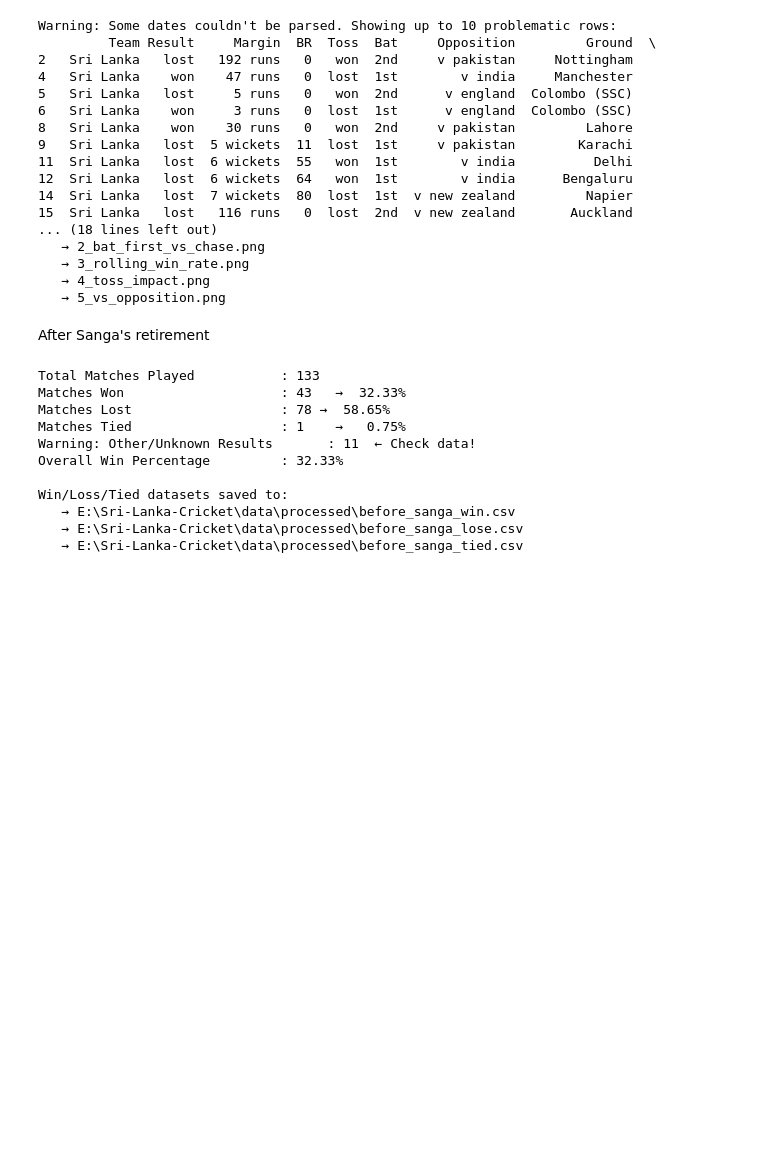
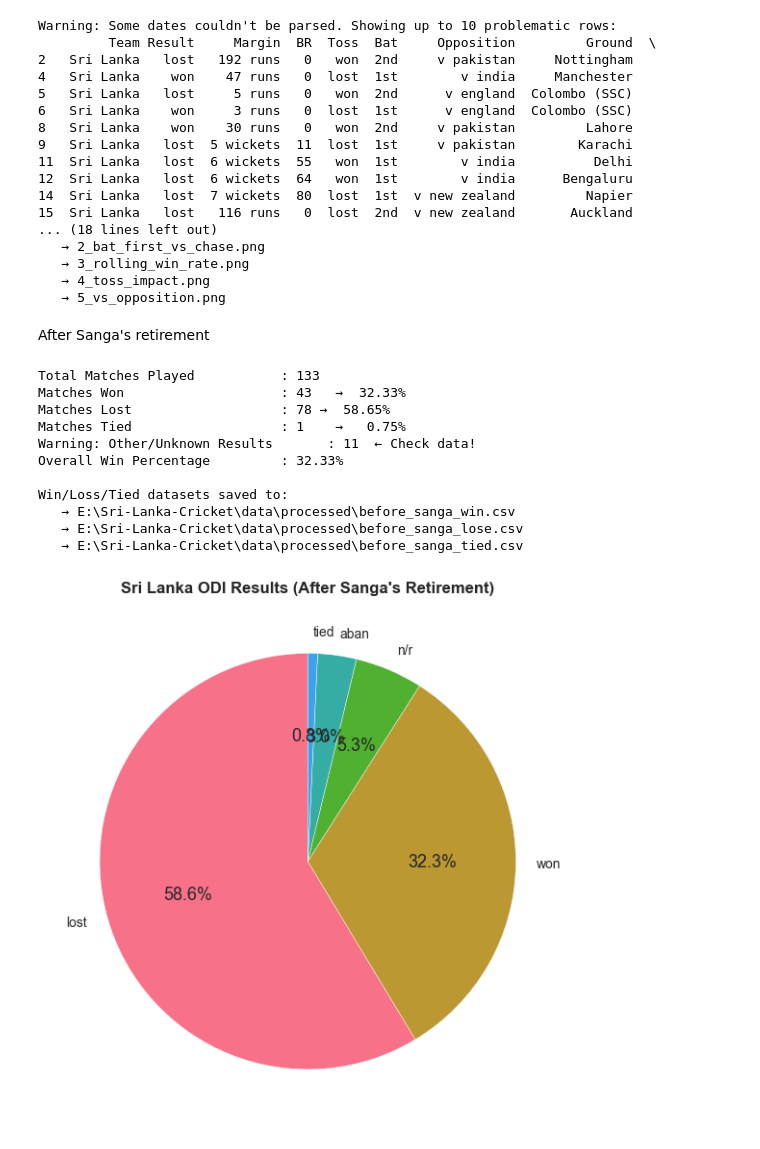
Before and after one commit to NandunSamarasekara/Sri-Lanka-Cricket, a Jupyter notebook: Basic_pipeline.ipynb, the cells around one changed output. Drawn from its saved outputs; the diff is of its cells as text; code cells hidden in the pictures; blank space fills up the shorter version.

Commit message:
After Sanga's retirement

```diff
--- a/Basic_pipeline.ipynb
+++ b/Basic_pipeline.ipynb
@@ -503,3 +503,22 @@ Win/Loss/Tied datasets saved to:
    → E:\Sri-Lanka-Cricket\data\processed\before_sanga_win.csv
    → E:\Sri-Lanka-Cricket\data\processed\before_sanga_lose.csv
    → E:\Sri-Lanka-Cricket\data\processed\before_sanga_tied.csv
+# %%
+import matplotlib.pyplot as plt
+
+# --- Prepare data ---
+counts = df['Result'].value_counts()
+
+# --- Pie Chart ---
+plt.figure(figsize=(6,6))
+plt.pie(
+    counts,
+    labels=counts.index,
+    autopct="%1.1f%%",
+    startangle=90
+)
+plt.title("Sri Lanka ODI Results (After Sanga's Retirement)")
+plt.tight_layout()
+plt.show()
+# %% [output]
+[figure, added]
```
Also changed, not shown: 5 other files.
